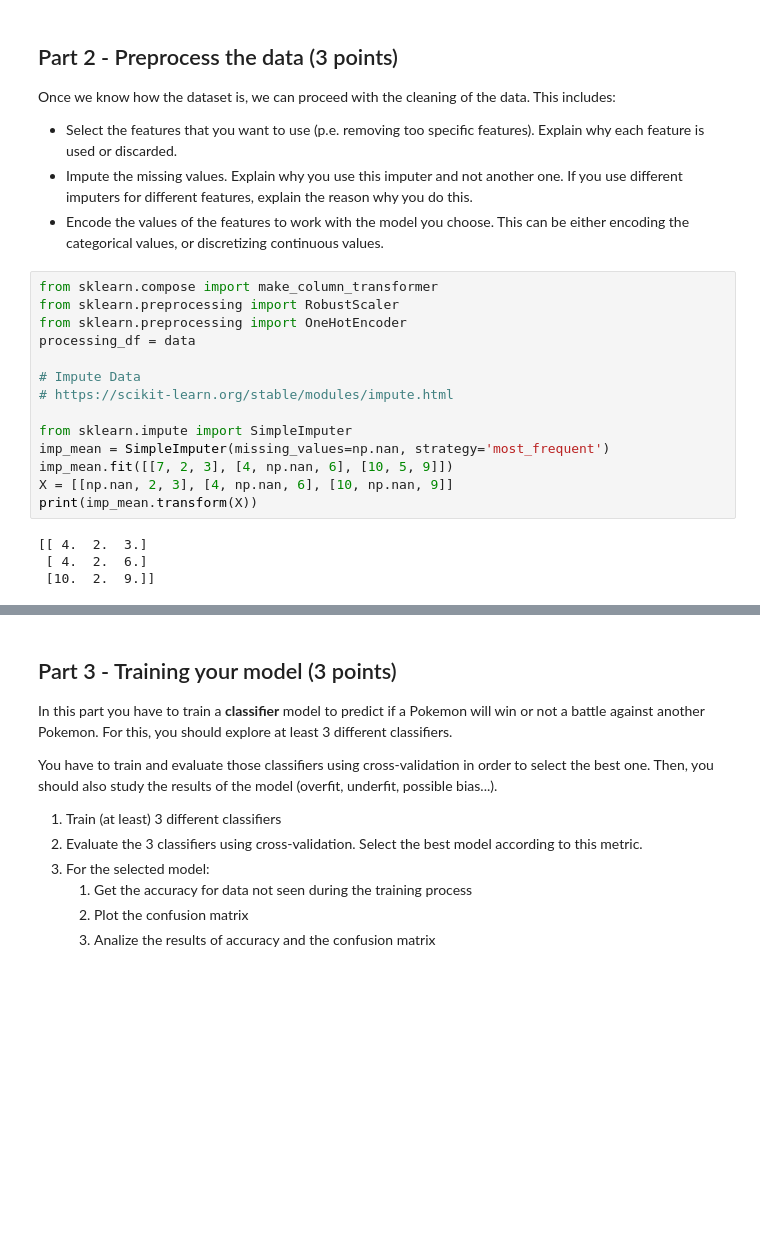
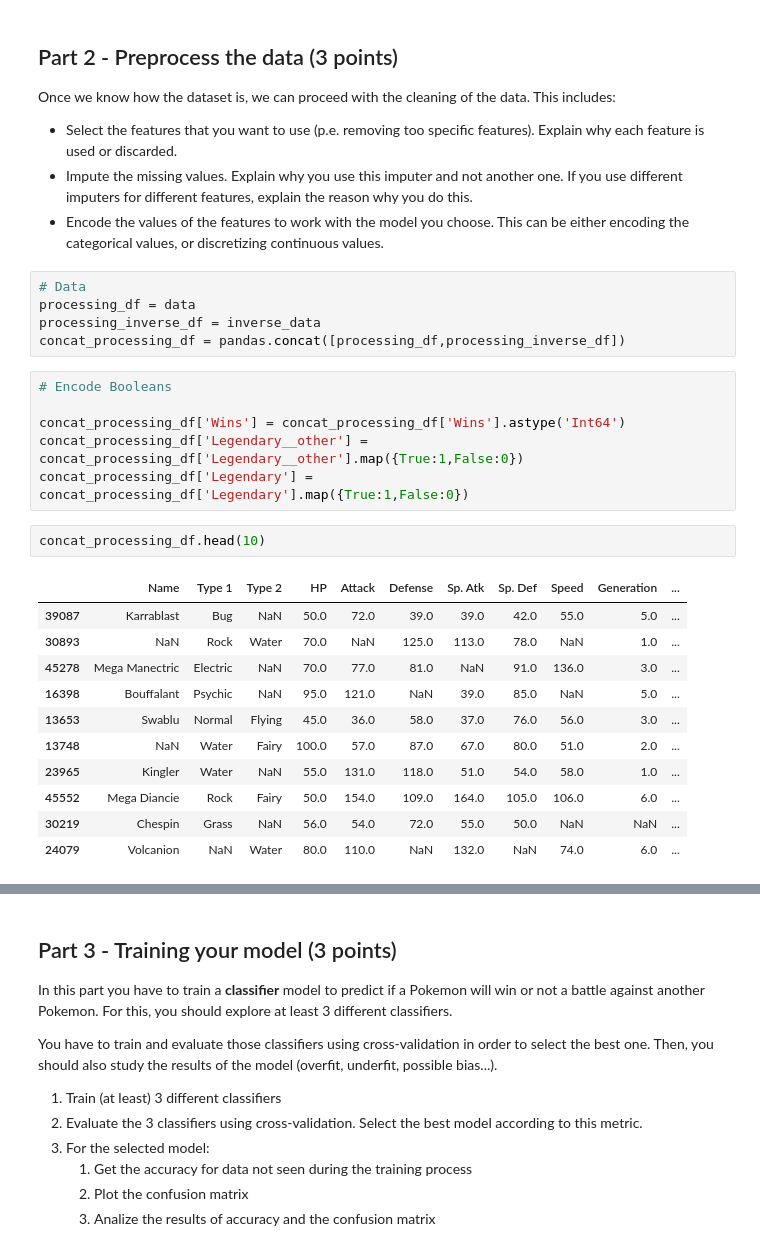
Before and after one commit to elskater98/ml-pokemon-prediction, a Jupyter notebook: pokemon_basic-ml.ipynb, the cells around one changed output, grey strips where cells are left out. Drawn from its saved outputs; the diff is of its cells as text; blank space fills up the shorter version.

```diff
--- a/pokemon_basic-ml.ipynb
+++ b/pokemon_basic-ml.ipynb
@@ -195,21 +210,28 @@ Once we know how the dataset is, we can proceed with the cleaning of the data. T
 - Select the features that you want to use (p.e. removing too specific features). Explain why each feature is used or discarded.
 - Impute the missing values. Explain why you use this imputer and not another one. If you use different imputers for different features, explain the reason why you do this.
 - Encode the values of the features to work with the model you choose. This can be either encoding the categorical values, or discretizing continuous values.
+# %%
+# Data
+processing_df = data
+processing_inverse_df = inverse_data
+concat_processing_df = pandas.concat([processing_df,processing_inverse_df])
 # %%
-from sklearn.compose import make_column_transformer
-from sklearn.preprocessing import RobustScaler
-from sklearn.preprocessing import OneHotEncoder
-processing_df = data
+# Encode Booleans
 
-# Impute Data
-# https://scikit-learn.org/stable/modules/impute.html
-
-from sklearn.impute import SimpleImputer
-imp_mean = SimpleImputer(missing_values=np.nan, strategy='most_frequent')
-imp_mean.fit([[7, 2, 3], [4, np.nan, 6], [10, 5, 9]])
-X = [[np.nan, 2, 3], [4, np.nan, 6], [10, np.nan, 9]]
-print(imp_mean.transform(X))
+concat_processing_df['Wins'] = concat_processing_df['Wins'].astype('Int64')
+concat_processing_df['Legendary__other'] = concat_processing_df['Legendary__other'].map({True:1,False:0})
+concat_processing_df['Legendary'] = concat_processing_df['Legendary'].map({True:1,False:0})
-# %% [output]
-[[ 4.  2.  3.]
- [ 4.  2.  6.]
- [10.  2.  9.]]
+# %%
+concat_processing_df.head(10)
+# %% [output]
+|  | Name | Type 1 | Type 2 | HP | Attack | Defense | Sp. Atk | Sp. Def | Speed | Generation | ... |
+| 39087 | Karrablast | Bug | NaN | 50.0 | 72.0 | 39.0 | 39.0 | 42.0 | 55.0 | 5.0 | ... |
+| 30893 | NaN | Rock | Water | 70.0 | NaN | 125.0 | 113.0 | 78.0 | NaN | 1.0 | ... |
+| 45278 | Mega Manectric | Electric | NaN | 70.0 | 77.0 | 81.0 | NaN | 91.0 | 136.0 | 3.0 | ... |
+| 16398 | Bouffalant | Psychic | NaN | 95.0 | 121.0 | NaN | 39.0 | 85.0 | NaN | 5.0 | ... |
+| 13653 | Swablu | Normal | Flying | 45.0 | 36.0 | 58.0 | 37.0 | 76.0 | 56.0 | 3.0 | ... |
+| 13748 | NaN | Water | Fairy | 100.0 | 57.0 | 87.0 | 67.0 | 80.0 | 51.0 | 2.0 | ... |
+| 23965 | Kingler | Water | NaN | 55.0 | 131.0 | 118.0 | 51.0 | 54.0 | 58.0 | 1.0 | ... |
+| 45552 | Mega Diancie | Rock | Fairy | 50.0 | 154.0 | 109.0 | 164.0 | 105.0 | 106.0 | 6.0 | ... |
+| 30219 | Chespin | Grass | NaN | 56.0 | 54.0 | 72.0 | 55.0 | 50.0 | NaN | NaN | ... |
+| 24079 | Volcanion | NaN | Water | 80.0 | 110.0 | NaN | 132.0 | NaN | 74.0 | 6.0 | ... |
```
Also changed, not shown: parts of 9 cells of this notebook, 4 other files.
